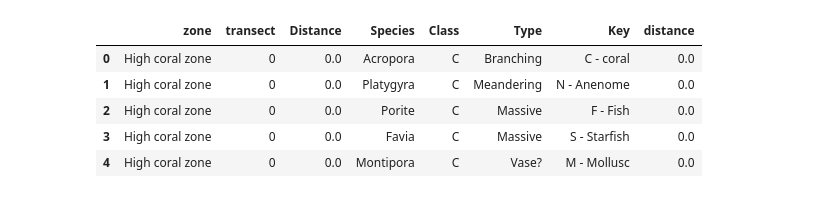
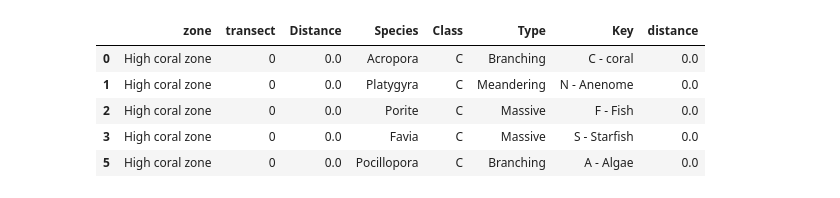
Before and after one commit to talidemestre/emsc3019, a Jupyter notebook: map.ipynb, the cells around one changed output. Drawn from its saved outputs; the diff is of its cells as text; code cells hidden in the pictures.

```diff
--- a/map.ipynb
+++ b/map.ipynb
@@ -13,32 +13,35 @@ sns.set_style("whitegrid")
 # %%
 # load in identification.xlsx with pandas
 df = pd.read_excel('identification.xlsx')
 
 # in fill all NaNs with forward fill
 df = df.fillna(method='ffill')
 
 # replace distance with base + distance
 df['distance'] = df['Base Distance'] + df['Distance']
 0.6
 # remove base distance
 df = df.drop('Base Distance', axis=1)
 
 # remove all unnamed columns
 df = df.loc[:, ~df.columns.str.contains('^Unnamed')]
 
 # make transect integer
 df['transect'] = df['transect'].astype(int)
 
+# remove rows with type "Vase"
+df = df[df['Type'] != 'Vase']
+
 df = df.drop('Quadrant', axis=1)
 
 df.head()
 # %% [output]
 |  | zone | transect | Distance | Species | Class | Type | Key | distance |
 | 0 | High coral zone | 0 | 0.0 | Acropora | C | Branching | C - coral | 0.0 |
 | 1 | High coral zone | 0 | 0.0 | Platygyra | C | Meandering | N - Anenome | 0.0 |
 | 2 | High coral zone | 0 | 0.0 | Porite | C | Massive | F - Fish | 0.0 |
 | 3 | High coral zone | 0 | 0.0 | Favia | C | Massive | S - Starfish | 0.0 |
-| 4 | High coral zone | 0 | 0.0 | Montipora | C | Vase? | M - Mollusc | 0.0 |
+| 5 | High coral zone | 0 | 0.0 | Pocillopora | C | Branching | A - Algae | 0.0 |
 # %%
 colour_map = {}
 contrasting_colour_array = plt.cm.tab20.colors
```
Also changed, not shown: parts of 3 cells of this notebook, 11 other files.
